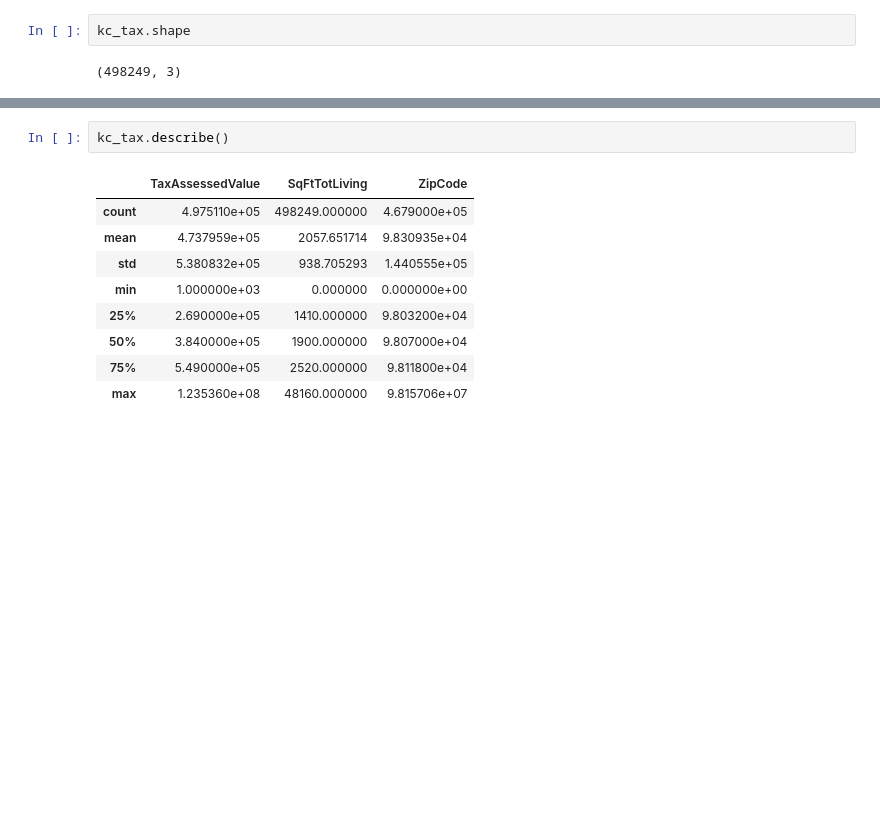
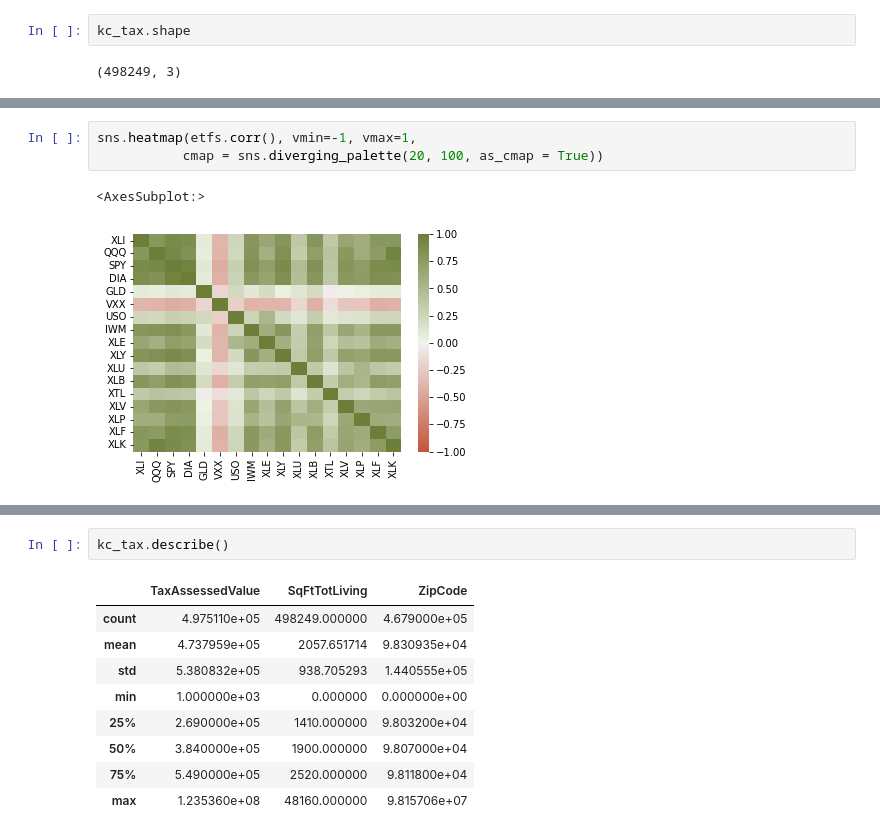
Before and after one commit to Angela-Park-JE/Practical_Statistics, a Jupyter notebook: Ch01_EDA/Ch1_EDA_분포탐색4_multivariate.ipynb, the cells around one changed output, grey strips where cells are left out. Saved outputs shown, nothing was run; the diff lists cells and outputs as text; blank space fills up the shorter version.

```diff
--- a/Ch01_EDA/Ch1_EDA_분포탐색4_multivariate.ipynb
+++ b/Ch01_EDA/Ch1_EDA_분포탐색4_multivariate.ipynb
@@ -92,0 +194,6 @@ kc_tax.shape
+# %%
+sns.heatmap(etfs.corr(), vmin=-1, vmax=1,
+           cmap = sns.diverging_palette(20, 100, as_cmap = True))
+# %% [output]
+<AxesSubplot:>
+[figure, added]
```
Also changed, not shown: parts of 32 cells of this notebook.
